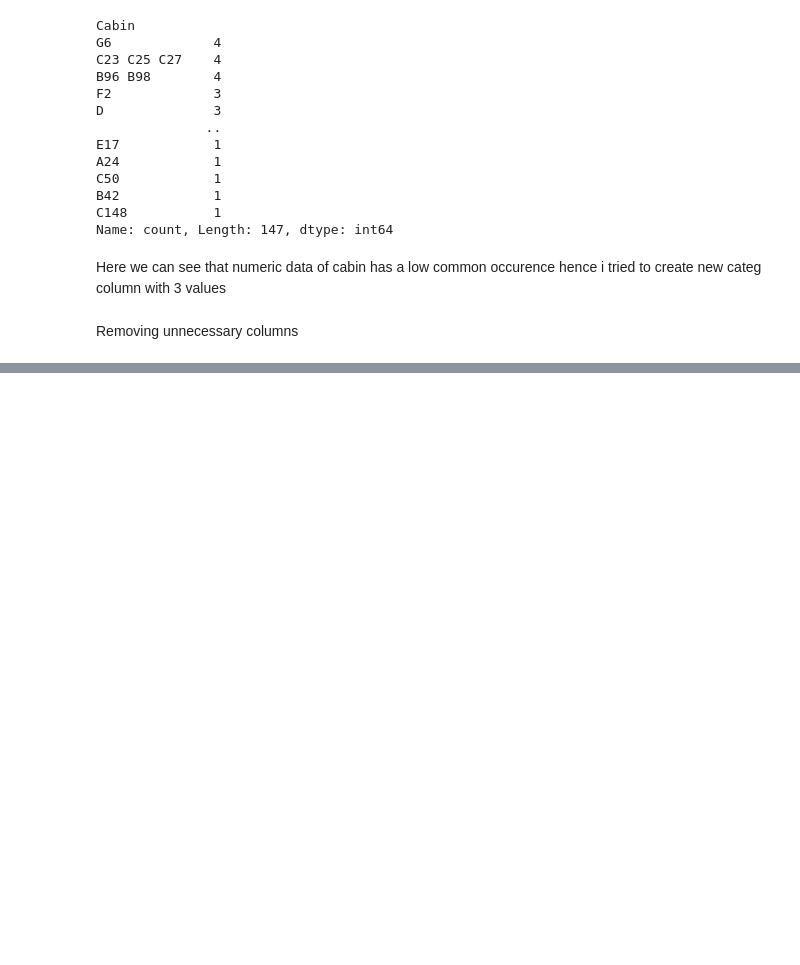
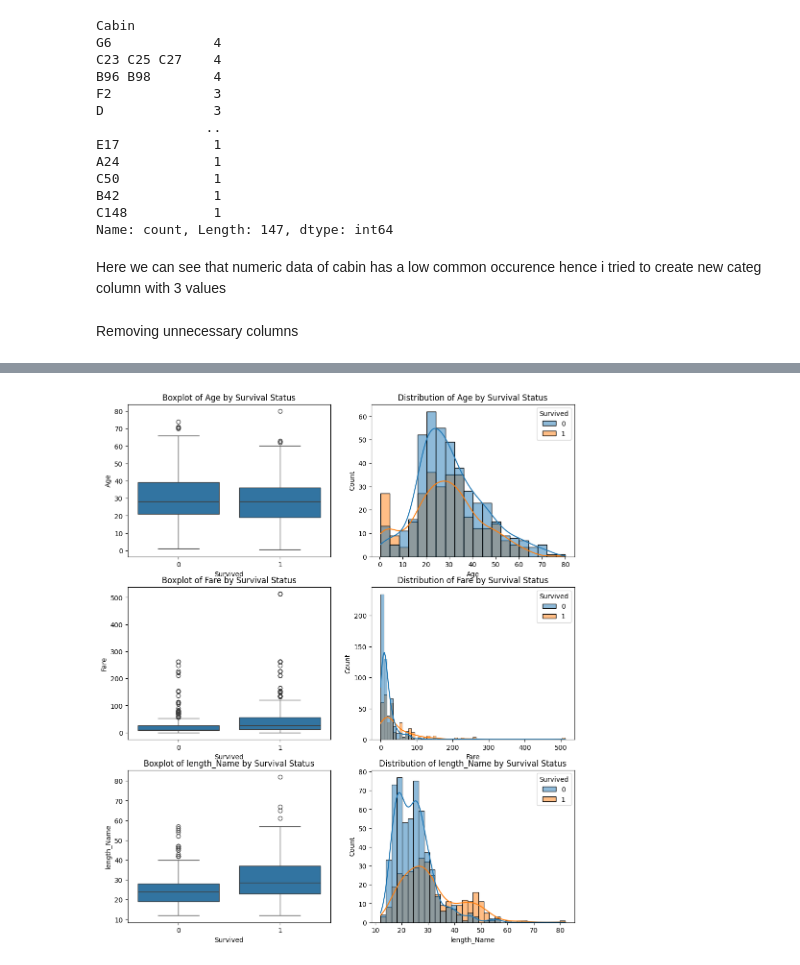
Before and after one commit to aibarC/titanic-ml-optuna, a Jupyter notebook: notebooks/01_EDA_feature_engineering.ipynb, the cells around one changed output, grey strips where cells are left out. Saved outputs shown, nothing was run; the diff lists cells and outputs as text; code cells hidden in the pictures; blank space fills up the shorter version.

```diff
--- a/notebooks/01_EDA_feature_engineering.ipynb
+++ b/notebooks/01_EDA_feature_engineering.ipynb
@@ -247,0 +272,12 @@ df.head()
+# %%
+fig, axes =plt.subplots(figsize=(12, 14), ncols=2, nrows=3)
+for i, col in enumerate(num_cols.drop('PassengerId')):
+    sns.boxplot(x='Survived', y=col, data=df, ax=axes[i , 0])
+    axes[i, 0].set_title(f'Boxplot of {col} by Survival Status')
+    axes[i, 0].set_xlabel('Survived')
+    axes[i, 0].set_ylabel(col)
+    sns.histplot(data=df, x=col, hue='Survived', kde=True, ax=axes[i, 1])
+    axes[i, 1].set_title(f'Distribution of {col} by Survival Status')
+    axes[i, 1].set_xlabel(col)
+# %% [output]
+[figure, added]
```
Also changed, not shown: parts of 6 cells of this notebook.
